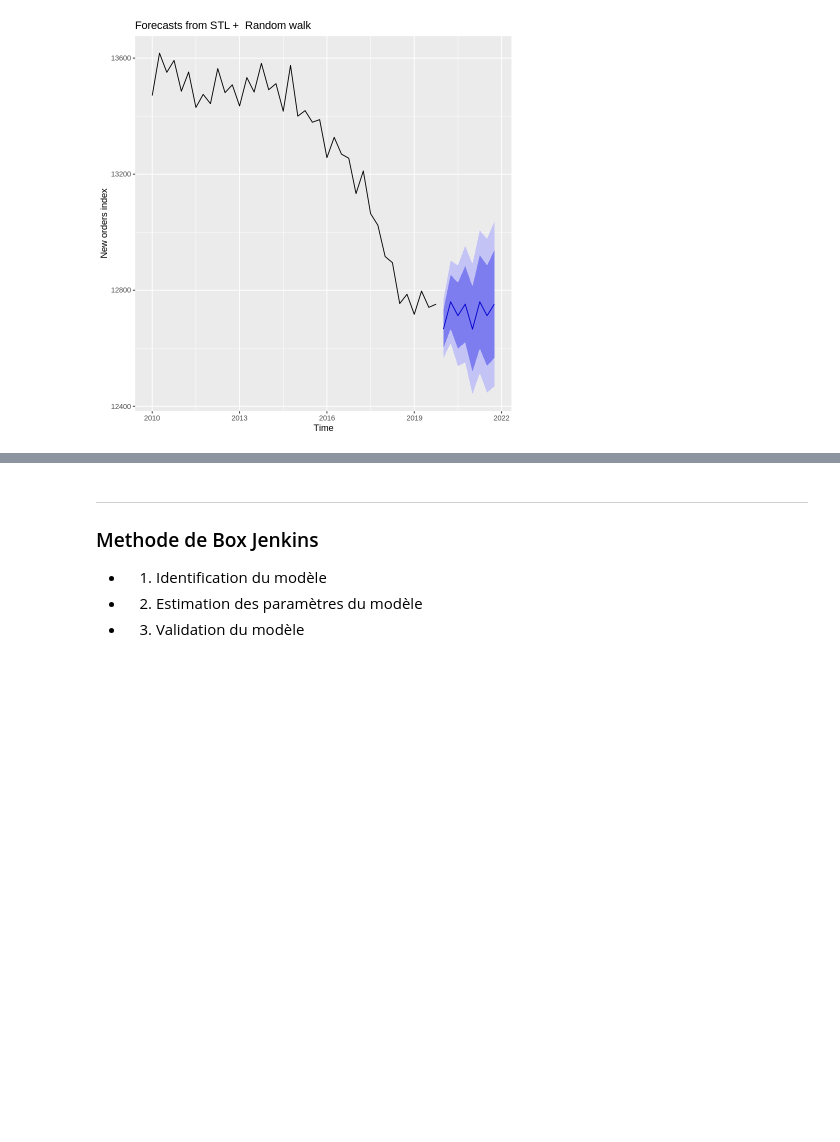
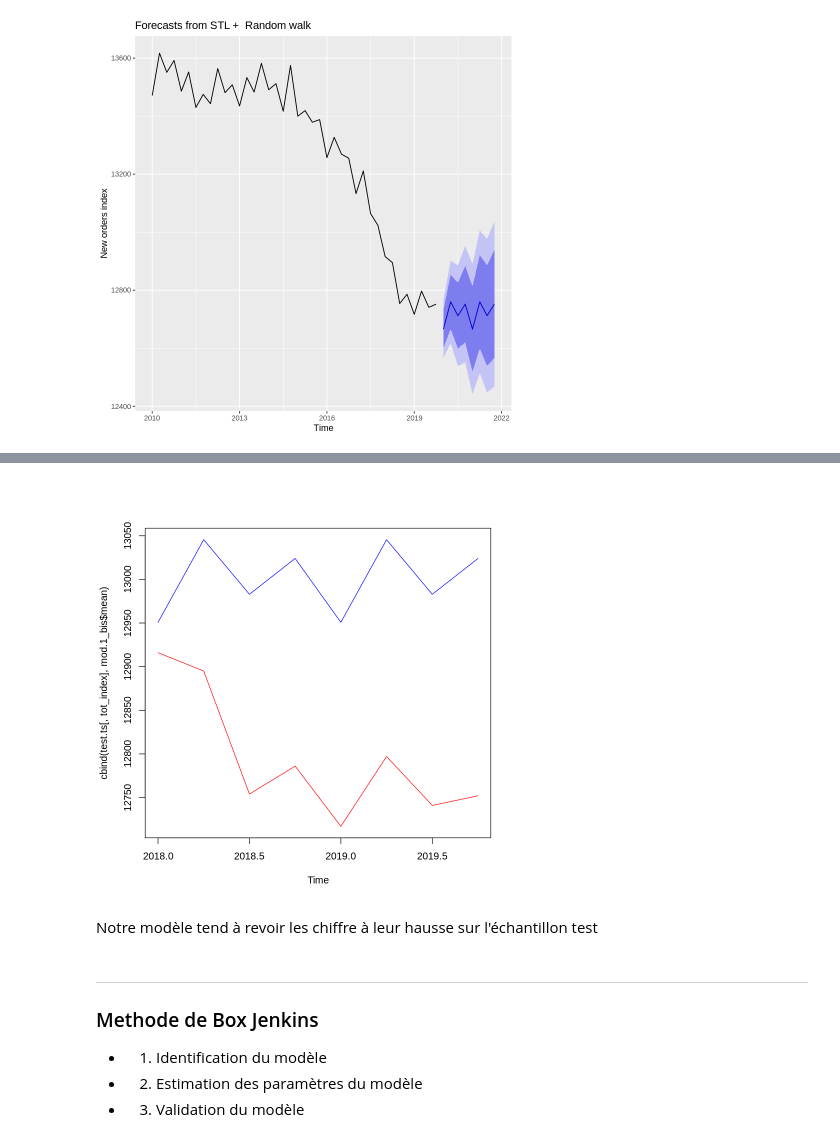
Before and after one commit to Jay-boo/TimeSeries_ACOSS, a Jupyter notebook: univariate.ipynb, the cells around one changed output, grey strips where cells are left out. Cells and saved outputs as stored; diff of their text form; code cells hidden in the pictures; blank space fills up the shorter version.

```diff
--- a/main.ipynb
+++ b/univariate.ipynb
@@ -460,3 +491,10 @@ fit %>% forecast(method="naive") %>%
+# %%
+mod.1_bis <- fit %>% forecast(method="naive")
+plot.ts(cbind(test.ts[,tot_index],mod.1_bis$mean),plot.type="single",col=c("red","blue"))
+# %% [output]
+[figure, added]
+# %% [markdown]
+Notre modèle tend à revoir les chiffre à leur hausse sur l'échantillon test
 # %% [markdown]
  <hr>
 
```
Also changed, not shown: parts of 5 cells of this notebook, 1 other file.
